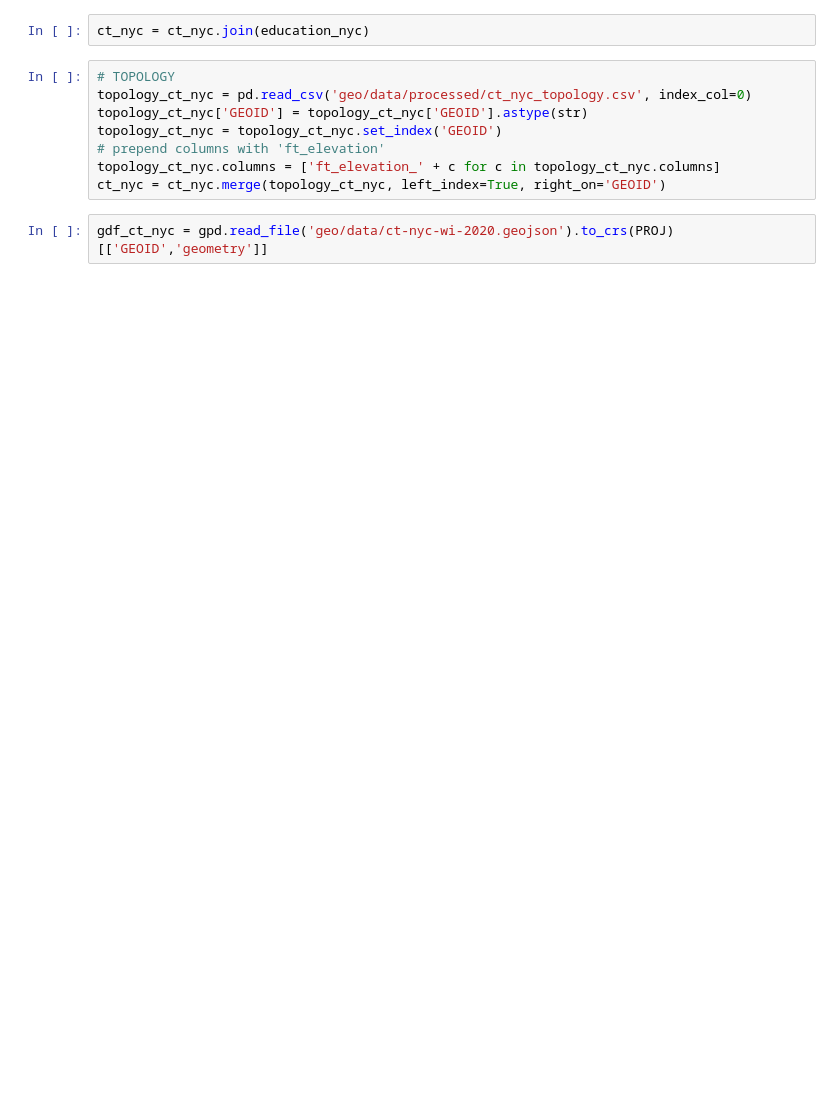
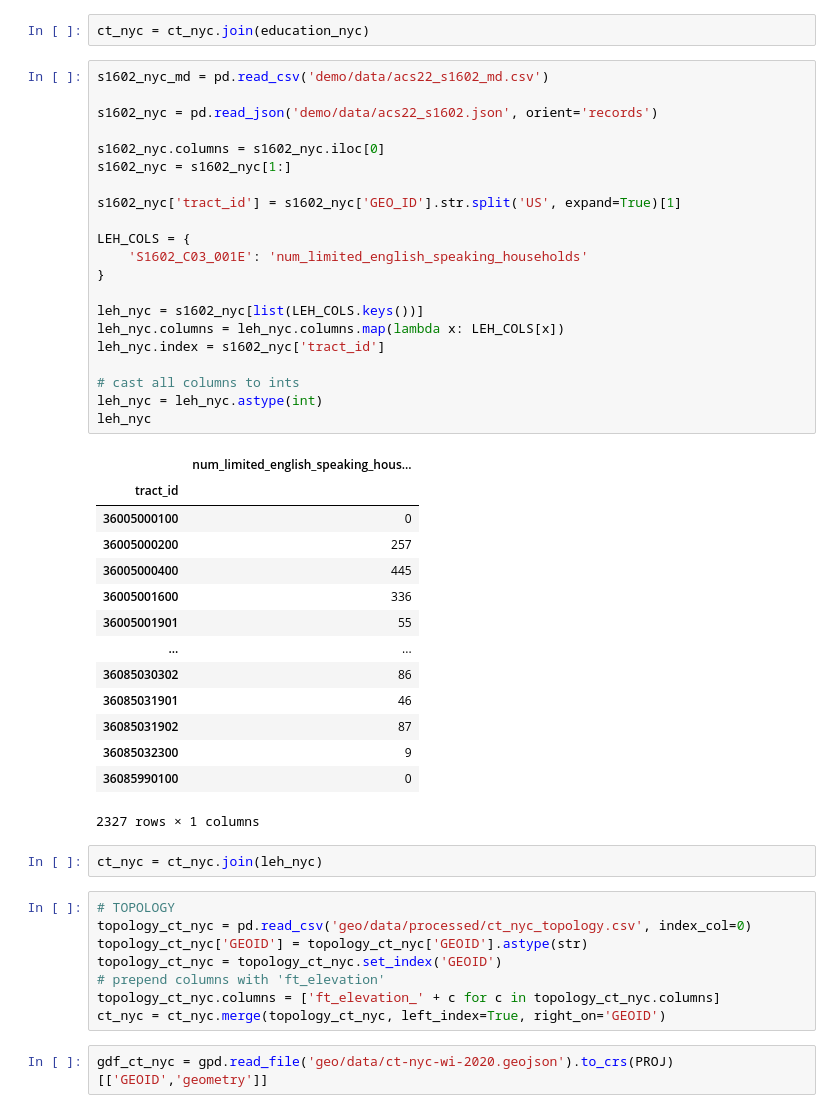
Before and after one commit to pendulating/bayflood, a Jupyter notebook: aggregation/analysis_df.ipynb, the cells around one changed output. Cells and saved outputs as stored; diff of their text form; blank space fills up the shorter version.

Commit message:
removed light flooding, added limited english speaking, frac_dep_flooding

```diff
--- a/aggregation/analysis_df.ipynb
+++ b/aggregation/analysis_df.ipynb
@@ -369,5 +399,43 @@ education_nyc
 # %%
 ct_nyc = ct_nyc.join(education_nyc)
+# %%
+s1602_nyc_md = pd.read_csv('demo/data/acs22_s1602_md.csv')
+
+s1602_nyc = pd.read_json('demo/data/acs22_s1602.json', orient='records')
+
+s1602_nyc.columns = s1602_nyc.iloc[0]
+s1602_nyc = s1602_nyc[1:]
+
+s1602_nyc['tract_id'] = s1602_nyc['GEO_ID'].str.split('US', expand=True)[1]
+
+LEH_COLS = {
+    'S1602_C03_001E': 'num_limited_english_speaking_households'
+}
+
+leh_nyc = s1602_nyc[list(LEH_COLS.keys())]
+leh_nyc.columns = leh_nyc.columns.map(lambda x: LEH_COLS[x])
+leh_nyc.index = s1602_nyc['tract_id']
+
+# cast all columns to ints
+leh_nyc = leh_nyc.astype(int)
+leh_nyc
+# %% [output]
+|  | num_limited_english_speaking_hous... |
+| tract_id |  |
+| 36005000100 | 0 |
+| 36005000200 | 257 |
+| 36005000400 | 445 |
+| 36005001600 | 336 |
+| 36005001901 | 55 |
+| ... | ... |
+| 36085030302 | 86 |
+| 36085031901 | 46 |
+| 36085031902 | 87 |
+| 36085032300 | 9 |
+| 36085990100 | 0 |
+2327 rows × 1 columns
+# %%
+ct_nyc = ct_nyc.join(leh_nyc)
 # %%
 # TOPOLOGY
 topology_ct_nyc = pd.read_csv('geo/data/processed/ct_nyc_topology.csv', index_col=0)
```
Also changed, not shown: parts of 17 cells of this notebook, 1 other file.
